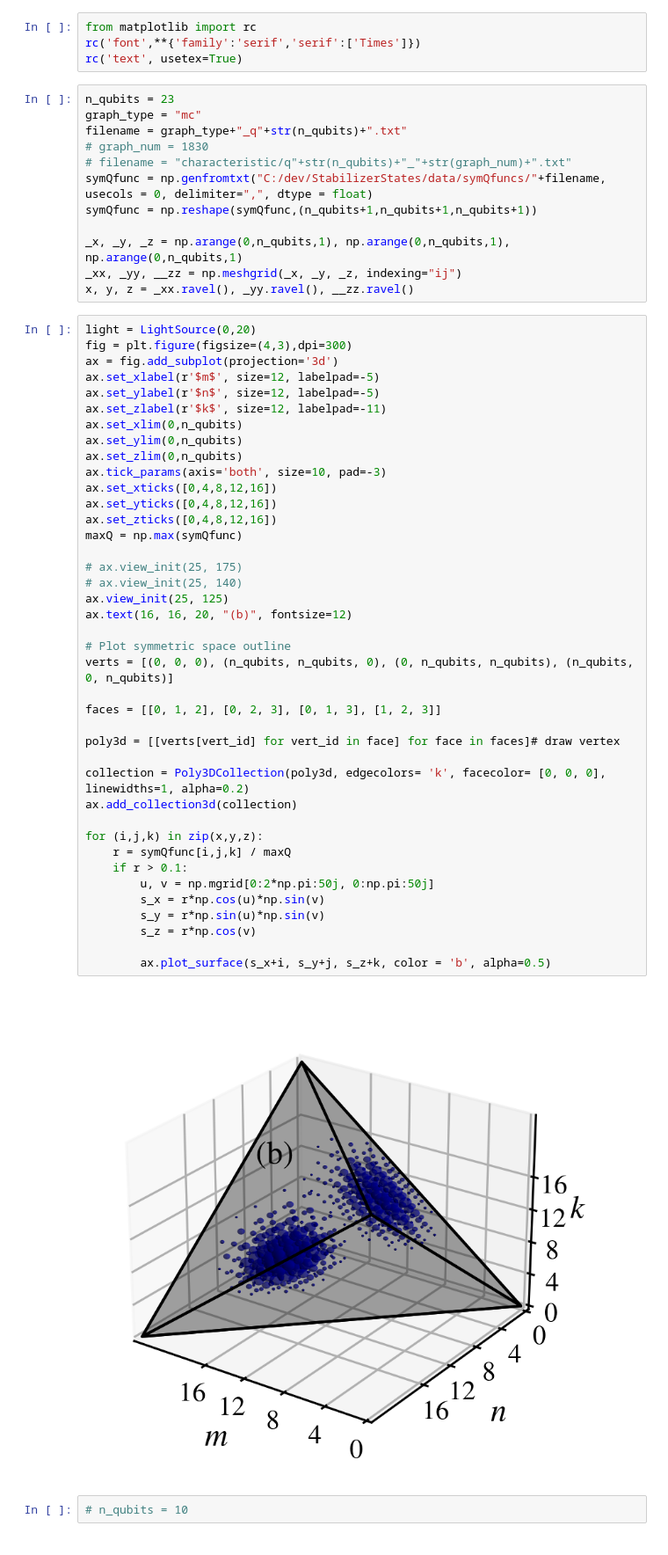
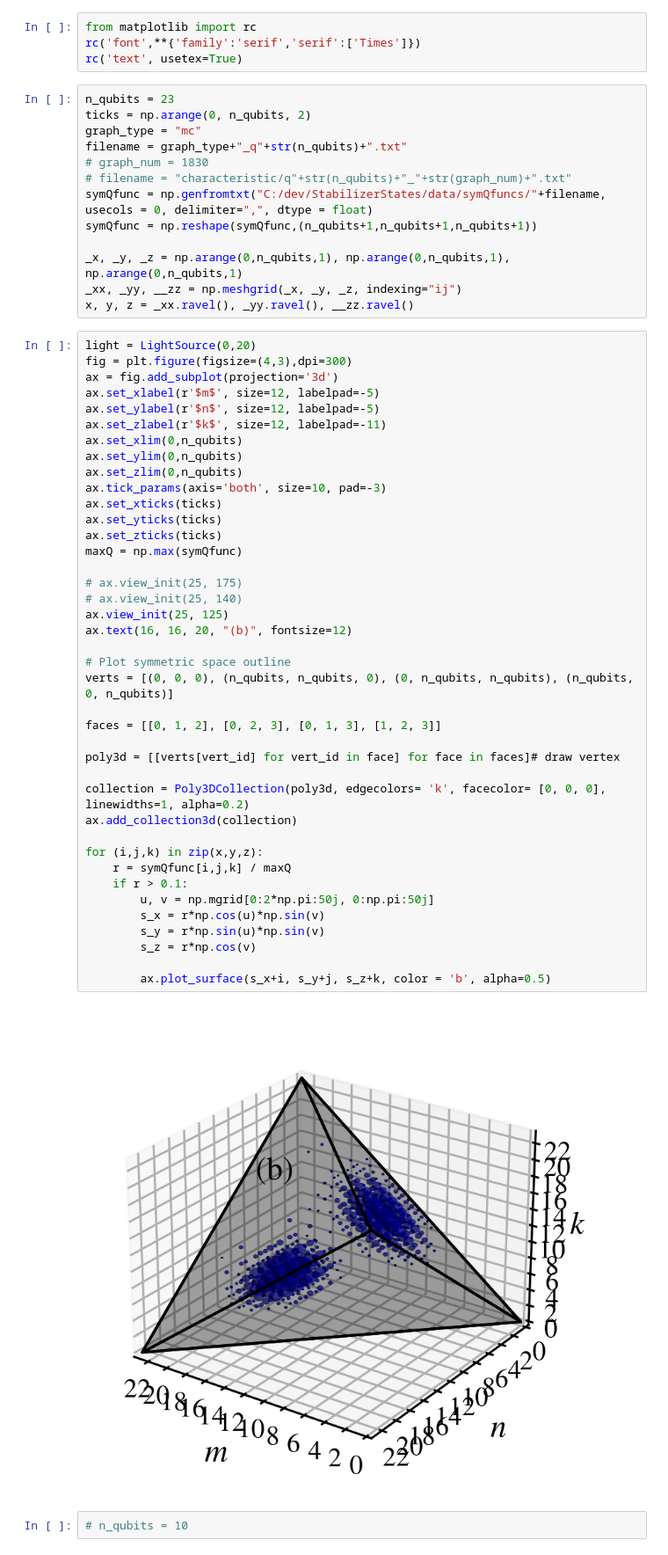
Before and after one commit to Emiliano6754/Stabilizer-States, a Jupyter notebook: symQfuncplots.ipynb, the cells around one changed output. Shown at 88% size. Cells and saved outputs as stored; diff of their text form.

```diff
--- a/symQfuncplots.ipynb
+++ b/symQfuncplots.ipynb
@@ -11,6 +11,7 @@ rc('font',**{'family':'serif','serif':['Times']})
 rc('text', usetex=True)
 # %%
 n_qubits = 23
+ticks = np.arange(0, n_qubits, 2)
 graph_type = "mc"
 filename = graph_type+"_q"+str(n_qubits)+".txt"
 # graph_num = 1830
@@ -32,37 +33,37 @@ ax.set_xlim(0,n_qubits)
 ax.set_ylim(0,n_qubits)
 ax.set_zlim(0,n_qubits)
 ax.tick_params(axis='both', size=10, pad=-3)
-ax.set_xticks([0,4,8,12,16])
-ax.set_yticks([0,4,8,12,16])
-ax.set_zticks([0,4,8,12,16])
+ax.set_xticks(ticks)
+ax.set_yticks(ticks)
+ax.set_zticks(ticks)
 maxQ = np.max(symQfunc)
 
 # ax.view_init(25, 175)
 # ax.view_init(25, 140)
 ax.view_init(25, 125)
 ax.text(16, 16, 20, "(b)", fontsize=12)
 
 # Plot symmetric space outline
 verts = [(0, 0, 0), (n_qubits, n_qubits, 0), (0, n_qubits, n_qubits), (n_qubits, 0, n_qubits)]
 
 faces = [[0, 1, 2], [0, 2, 3], [0, 1, 3], [1, 2, 3]]
 
 poly3d = [[verts[vert_id] for vert_id in face] for face in faces]# draw vertex
 
 collection = Poly3DCollection(poly3d, edgecolors= 'k', facecolor= [0, 0, 0], linewidths=1, alpha=0.2)
 ax.add_collection3d(collection)
 
 for (i,j,k) in zip(x,y,z):
     r = symQfunc[i,j,k] / maxQ
     if r > 0.1:
         u, v = np.mgrid[0:2*np.pi:50j, 0:np.pi:50j]
         s_x = r*np.cos(u)*np.sin(v)
         s_y = r*np.sin(u)*np.sin(v)
         s_z = r*np.cos(v)
 
         ax.plot_surface(s_x+i, s_y+j, s_z+k, color = 'b', alpha=0.5)
 # %% [output]
-[figure, old version]
+[figure, new version]
 # %%
 # n_qubits = 10
 # %%
```
Also changed, not shown: parts of 1 cell of this notebook, 10 other files.
